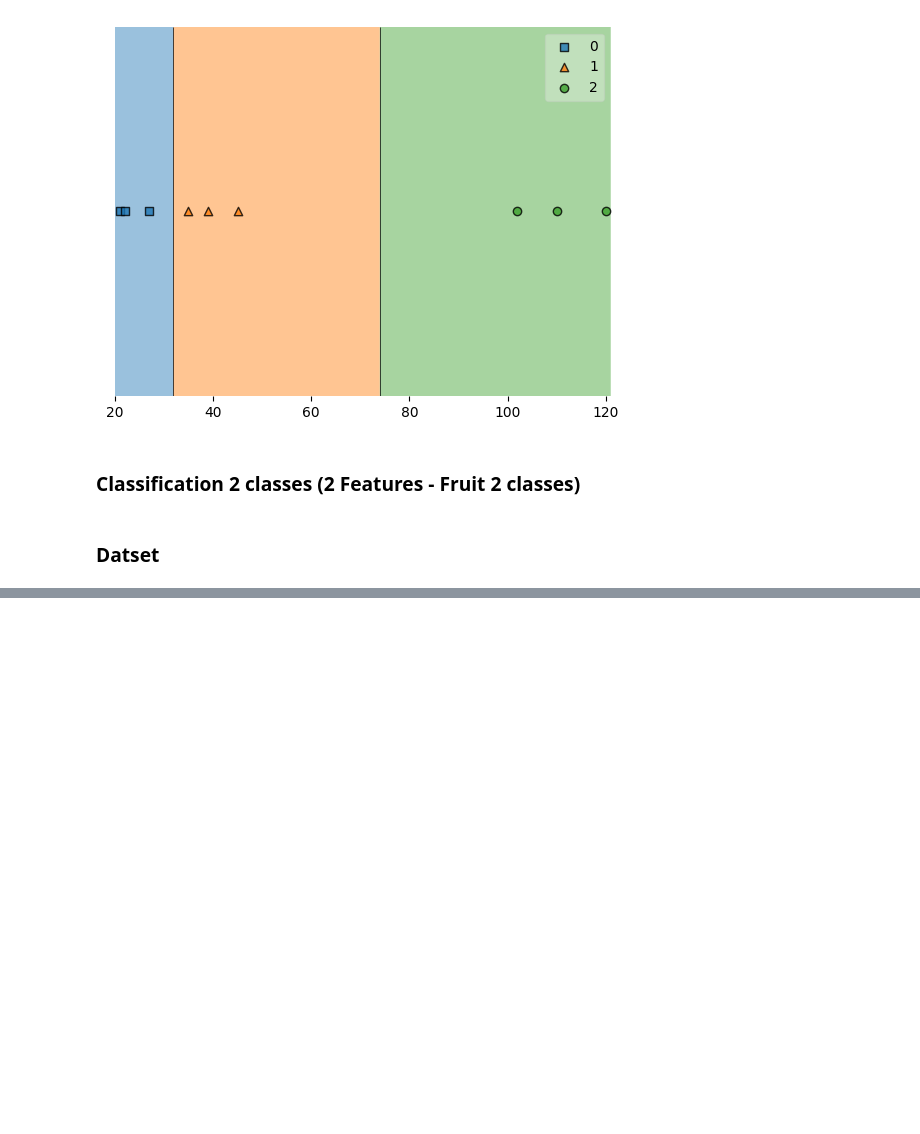
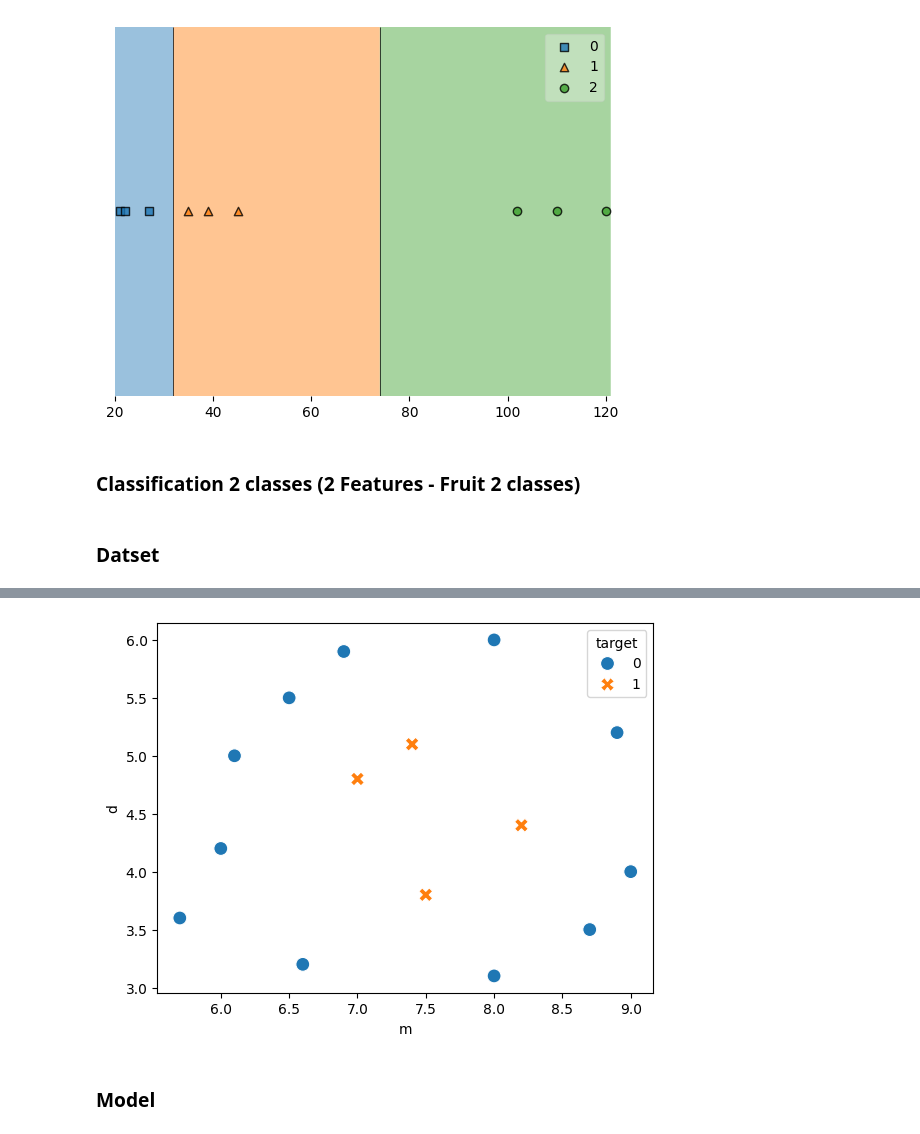
Before and after one commit to Nont18/Deep-learning-coding, a Jupyter notebook: deep_learning/ch08_classification2.ipynb, the cells around one changed output, grey strips where cells are left out. Drawn from its saved outputs; the diff is of its cells as text; code cells hidden in the pictures; blank space fills up the shorter version.

```diff
--- a/deep_learning/ch08_classification2.ipynb
+++ b/deep_learning/ch08_classification2.ipynb
@@ -212,0 +238,8 @@ df = pd.read_csv('data/fruit2class.csv')
+# %%
+sns.scatterplot(data=df, x='m', y='d', hue='target',
+                style='target',s=100)
+plt.show()
+# %% [output]
+[figure, added]
+# %% [markdown]
+### Model
```
Also changed, not shown: parts of 21 cells of this notebook, 1 other file.
